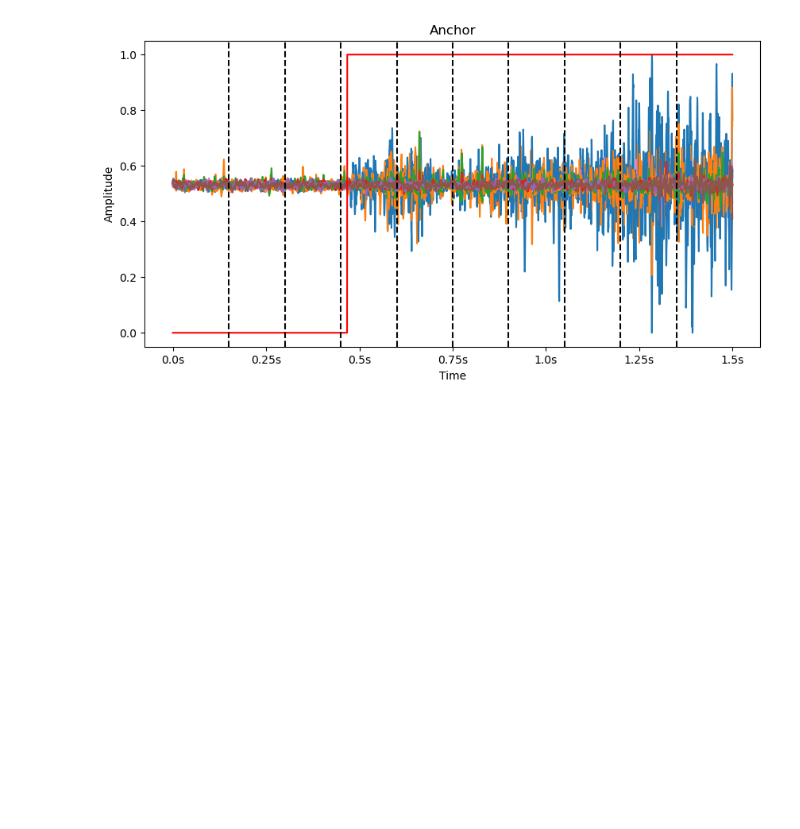
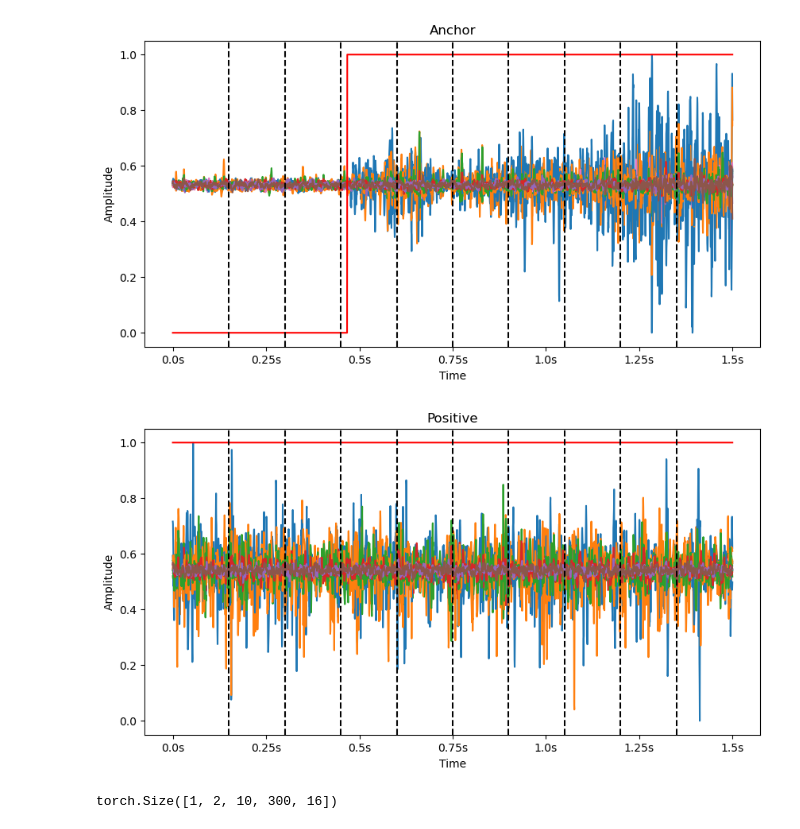
Before and after one commit to veichta/EMGRep, a Jupyter notebook: notebooks/playground/dataset_and_loader.ipynb, the cells around one changed output. Cells and saved outputs as stored; diff of their text form; code cells hidden in the pictures; blank space fills up the shorter version.

```diff
--- a/notebooks/playground/dataset_and_loader.ipynb
+++ b/notebooks/playground/dataset_and_loader.ipynb
@@ -7,7 +7,7 @@ import matplotlib.pyplot as plt
 
 from emgrep.datasets.EMGRepDataloader import EMGRepDataloader
 # %%
-data_selection = [(subject, day, time) for subject in [1, 2] for day in [1, 2] for time in [1, 2]]
+data_selection = [(subject, day, time) for subject in [1] for day in [1] for time in [1, 2]]
 
 emgrepdl = EMGRepDataloader(
     data_path="../../data/01_raw/",
@@ -23,5 +23,5 @@ len(data_loader)
 # %%
-batch = next(iter(data_loader))
+emg, stimulus, info = next(iter(data_loader))
 # %%
 def plot_samples(signals, labels, title, block_size=300):
     signals = signals.reshape(-1, signals.shape[-1])
@@ -52,6 +52,12 @@ plot_samples(x, y, "Anchor")
 # %% [output]
 [figure]
 # %%
-px = batch["emg"][0][1]
-py = batch["stimulus"][0][1]
+px = emg[0][1]
+py = stimulus[0][1]
 plot_samples(px, py, "Positive")
+# %% [output]
+[figure, added]
+# %%
+emg.shape
+# %% [output]
+torch.Size([1, 2, 10, 300, 16])
```
Also changed, not shown: parts of 2 cells of this notebook, 5 other files.
